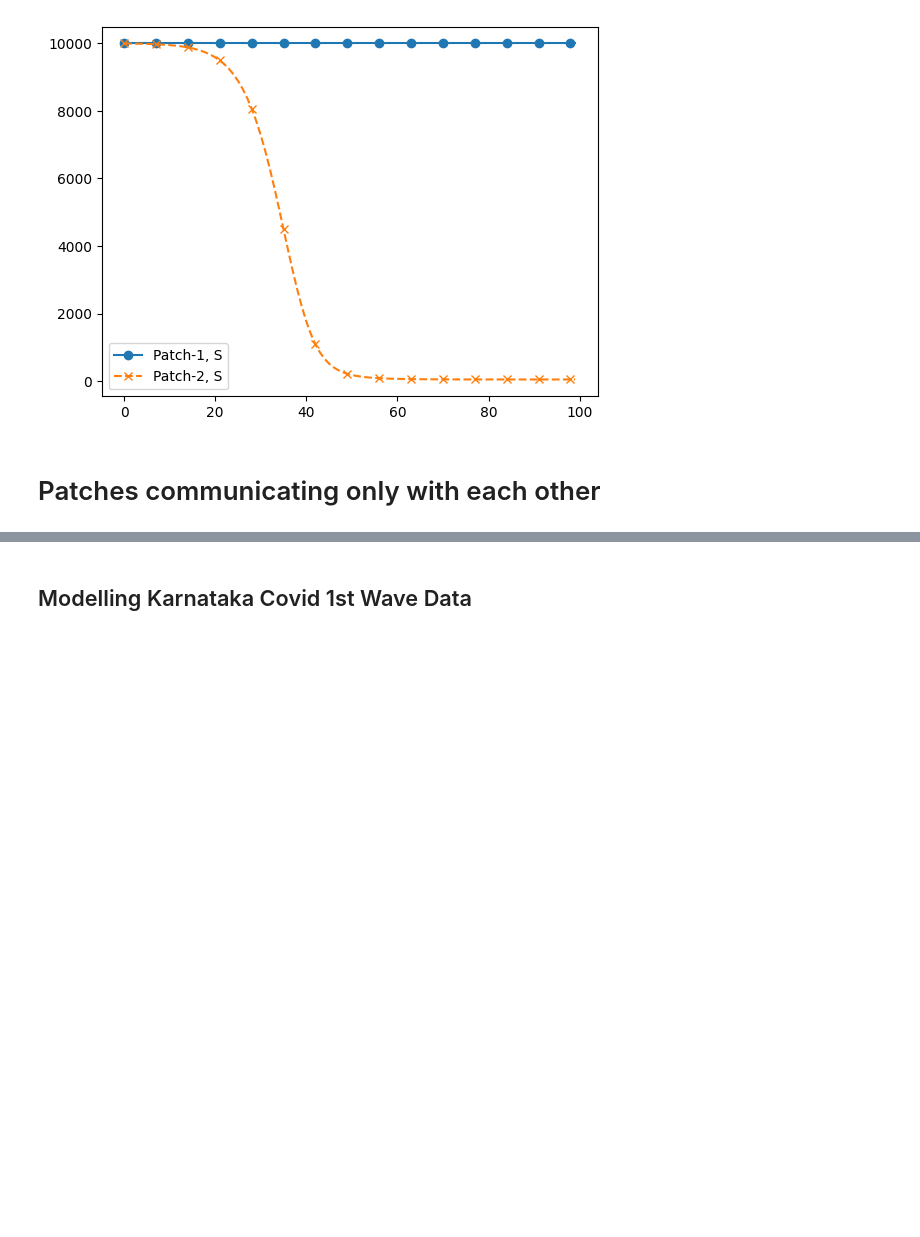
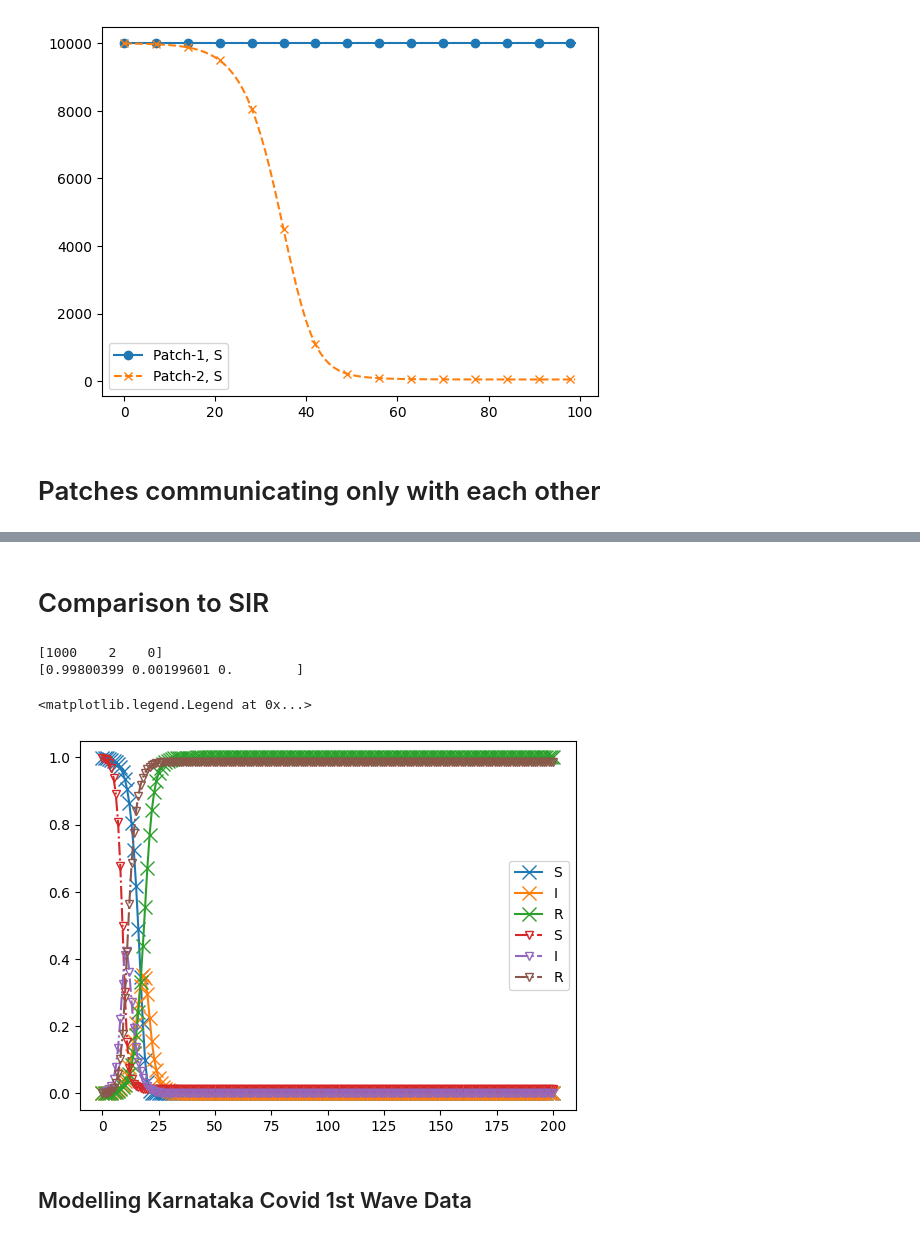
Before and after one commit to HimanshuSingh-all/Patch-Based-Simulator, a Jupyter notebook: seirv.ipynb, the cells around one changed output, grey strips where cells are left out. Drawn from its saved outputs; the diff is of its cells as text; code cells hidden in the pictures; blank space fills up the shorter version.

```diff
--- a/seirv.ipynb
+++ b/seirv.ipynb
@@ -124,0 +124,23 @@ plt.legend(bbox_to_anchor=(0.5, -0.1), loc='upper center', ncol = 3)
+# %% [markdown]
+# Comparison to SIR
+# %%
+init_states = np.array( (( 1000, 2, 0, 0, 0 ), ( 1000, 2, 0, 0, 0 )))
+NUMCOMPARTMENTS = 5
+NUMPATCHES  = 2
+vaccinations = np.zeros(shape = (2,))
+sir_init_state = init_states[0, :3]
+total_population = np.sum(init_states)//2
+print(sir_init_state)
+sir_init_state = sir_init_state/total_population
+print(sir_init_state)
+# %% [output]
+[1000    2    0]
+[0.99800399 0.00199601 0.        ]
+# %%
+STEPS = 200
+network_matrix = np.array(((1, 0), (0, 1))) #* 0.5
+beta = 1.2
+alpha = 1/3
+WEIBULL_WANING_SCALE = 0
+WEIBULL_WANING_SHAPE = 0
+betas_patches = np.ones((2,))*beta
@@ -125,3 +172,31 @@ plt.legend(bbox_to_anchor=(0.5, -0.1), loc='upper center', ncol = 3)
+# %%
+from numpy.typing import NDArray
+states_sir_model = [np.copy(sir_init_state)]
+last_state = sir_init_state
+def stepper_sir( state:NDArray, beta: float, gamma:float):
+    s1 = beta*state[0]*state[1]
+    s2 = gamma*state[1]
+    return np.array((-s1, s1-s2, s2))
+
+for _ in range(STEPS):
+    step = stepper_sir(last_state, beta=beta, gamma=alpha)
+    last_state = last_state+step
+    states_sir_model.append(last_state)
+states_sir_model = np.array(states_sir_model)
+# %%
+total_sum_states = states_patch_model[:, 0, :]
+
+plt.plot(total_sum_states[:, 0]/total_population, marker = 'x', markersize = 10, label = 'S')
+plt.plot(total_sum_states[:, 1]/total_population, marker = 'x', markersize = 10, label = 'I')
+plt.plot(total_sum_states[:, 2]/total_population, marker = 'x', markersize = 10, label = 'R')
+
+plt.plot(states_sir_model[:, 0], marker = 'v', linestyle = '-.', markerfacecolor='none', label = 'S')
+plt.plot(states_sir_model[:, 1], marker = 'v', linestyle = '-.', markerfacecolor='none', label = 'I')
+plt.plot(states_sir_model[:, 2], marker = 'v', linestyle = '-.', markerfacecolor='none', label = 'R')
+plt.legend()
+# %% [output]
+<matplotlib.legend.Legend at 0x...>
+[figure, added]
 # %% [markdown]
 ## Modelling Karnataka Covid 1st Wave Data
 # %%
```
Also changed, not shown: parts of 8 cells of this notebook.
